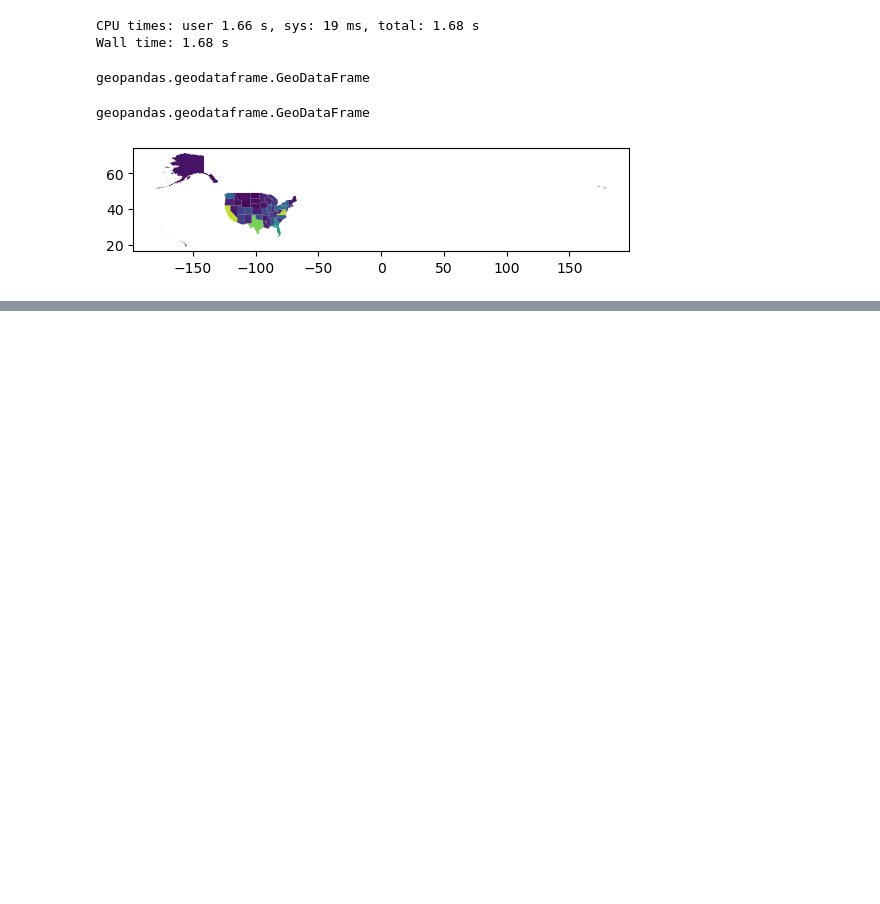
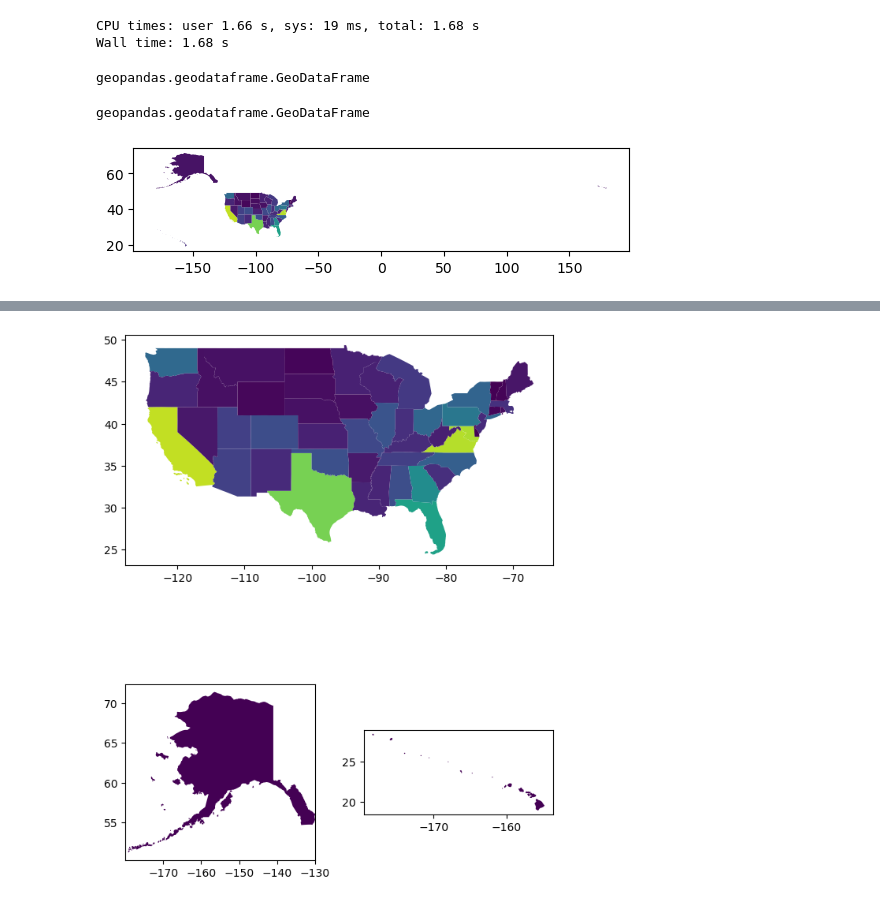
Before and after one commit to tiangenglu/data_wrangling, a Jupyter notebook: 2025-02-23_opm_March2024.ipynb, the cells around one changed output, grey strips where cells are left out. Cells and saved outputs as stored; diff of their text form; code cells hidden in the pictures; blank space fills up the shorter version.

```diff
--- a/2025-02-23_opm_March2024.ipynb
+++ b/2025-02-23_opm_March2024.ipynb
@@ -202,0 +215,32 @@ plt.show()
+# %%
+# importing required library
+import matplotlib.pyplot as plt
+
+# creating grid for subplots
+fig = plt.figure()
+fig.set_figheight(9)
+fig.set_figwidth(6)
+# , colspan=3, rowspan = 2
+ax1 = plt.subplot2grid(shape=(2, 1), loc=(0, 0))
+ax2 = plt.subplot2grid(shape=(2, 2), loc=(1, 0))
+ax3 = plt.subplot2grid(shape=(2, 2), loc=(1, 1))
+
+# 1
+loc_us_50st_dbf_full[(loc_us_50st_dbf_full['LOC']!='02') & (loc_us_50st_dbf_full['LOC']!='15')]\
+.plot(ax = ax1,column = 'count')
+#ax1.set_axis_off()
+#2
+loc_us_50st_dbf_full[loc_us_50st_dbf_full['LOC']=='02']\
+.plot(ax = ax2,column = 'count')
+#ax2.set_axis_off()
+ax2.set_xlim(-179.9, -130) # set longitude range
+# 3
+loc_us_50st_dbf_full[loc_us_50st_dbf_full['LOC']=='15']\
+.plot(ax = ax3,column = 'count')
+#ax3.set_axis_off()
+
+plt.tight_layout()
+# display plot
+plt.show()
+# %% [output]
+[figure, added]
```
Also changed, not shown: parts of 2 cells of this notebook.
